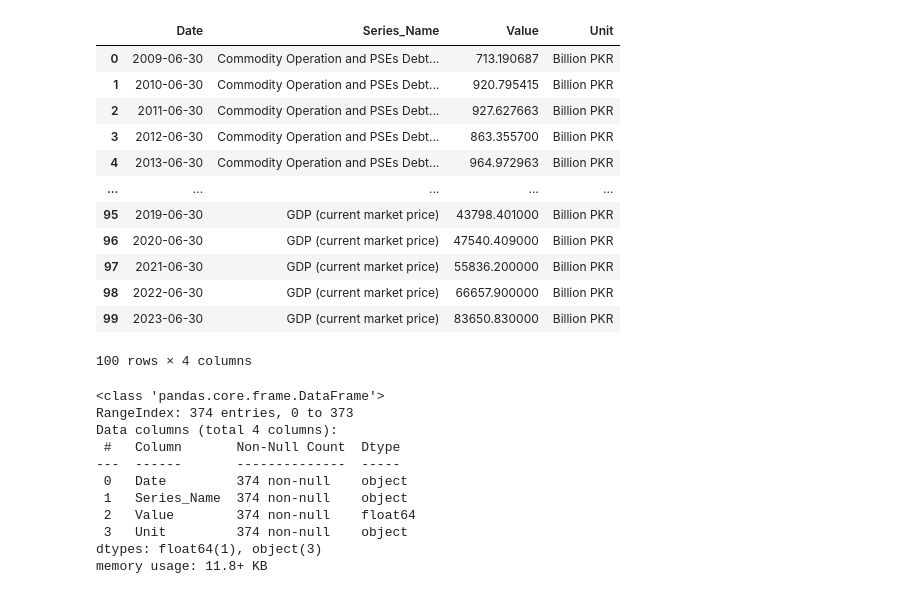
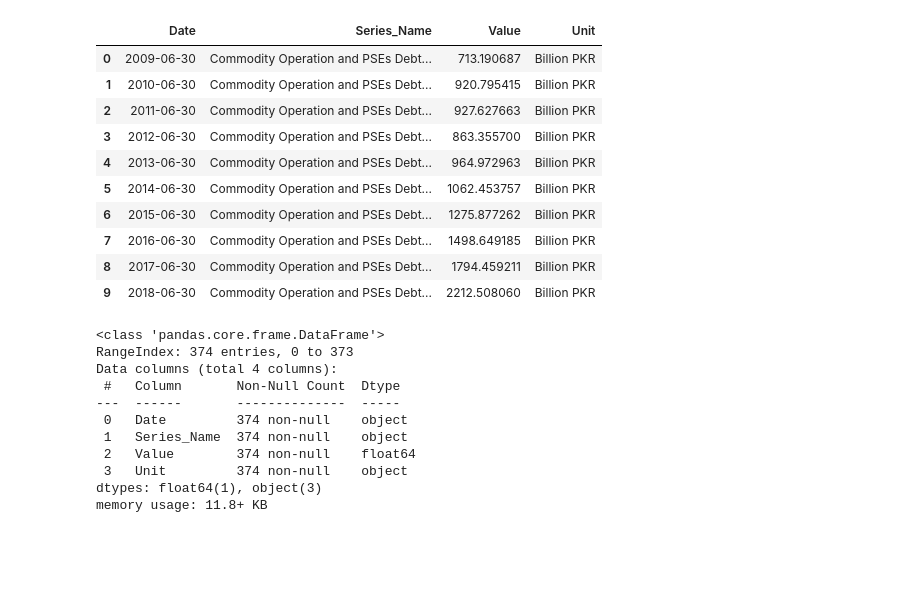
Before and after one commit to muhammadehtishamhashim/pak-data-twin, a Jupyter notebook: notebooks/Debt_and_Liabilities.ipynb, the cells around one changed output. Saved outputs shown, nothing was run; the diff lists cells and outputs as text; code cells hidden in the pictures; blank space fills up the shorter version.

```diff
--- a/notebooks/Debt_and_Liabilities.ipynb
+++ b/notebooks/Debt_and_Liabilities.ipynb
@@ -11,20 +13,18 @@ from sklearn.model_selection import train_test_split
 # %%
-dataset= pd.read_csv('/content/drive/MyDrive/pak-twin-data/Economy/Pakistan_Debt_and_Liabilities.csv')
-dataset.head(100)
+dataset= pd.read_csv('../datasets_cleaned/Economy/Pakistan_Debt_and_Liabilities.csv')
+dataset.head(10)
 # %% [output]
 |  | Date | Series_Name | Value | Unit |
 | 0 | 2009-06-30 | Commodity Operation and PSEs Debt... | 713.190687 | Billion PKR |
 | 1 | 2010-06-30 | Commodity Operation and PSEs Debt... | 920.795415 | Billion PKR |
 | 2 | 2011-06-30 | Commodity Operation and PSEs Debt... | 927.627663 | Billion PKR |
 | 3 | 2012-06-30 | Commodity Operation and PSEs Debt... | 863.355700 | Billion PKR |
 | 4 | 2013-06-30 | Commodity Operation and PSEs Debt... | 964.972963 | Billion PKR |
-| ... | ... | ... | ... | ... |
-| 95 | 2019-06-30 | GDP (current market price) | 43798.401000 | Billion PKR |
-| 96 | 2020-06-30 | GDP (current market price) | 47540.409000 | Billion PKR |
-| 97 | 2021-06-30 | GDP (current market price) | 55836.200000 | Billion PKR |
-| 98 | 2022-06-30 | GDP (current market price) | 66657.900000 | Billion PKR |
-| 99 | 2023-06-30 | GDP (current market price) | 83650.830000 | Billion PKR |
+| 5 | 2014-06-30 | Commodity Operation and PSEs Debt... | 1062.453757 | Billion PKR |
+| 6 | 2015-06-30 | Commodity Operation and PSEs Debt... | 1275.877262 | Billion PKR |
+| 7 | 2016-06-30 | Commodity Operation and PSEs Debt... | 1498.649185 | Billion PKR |
+| 8 | 2017-06-30 | Commodity Operation and PSEs Debt... | 1794.459211 | Billion PKR |
+| 9 | 2018-06-30 | Commodity Operation and PSEs Debt... | 2212.508060 | Billion PKR |
-100 rows × 4 columns
 # %%
 dataset.info()
 # %% [output]
```
Also changed, not shown: parts of 8 cells of this notebook, 9 other files.
